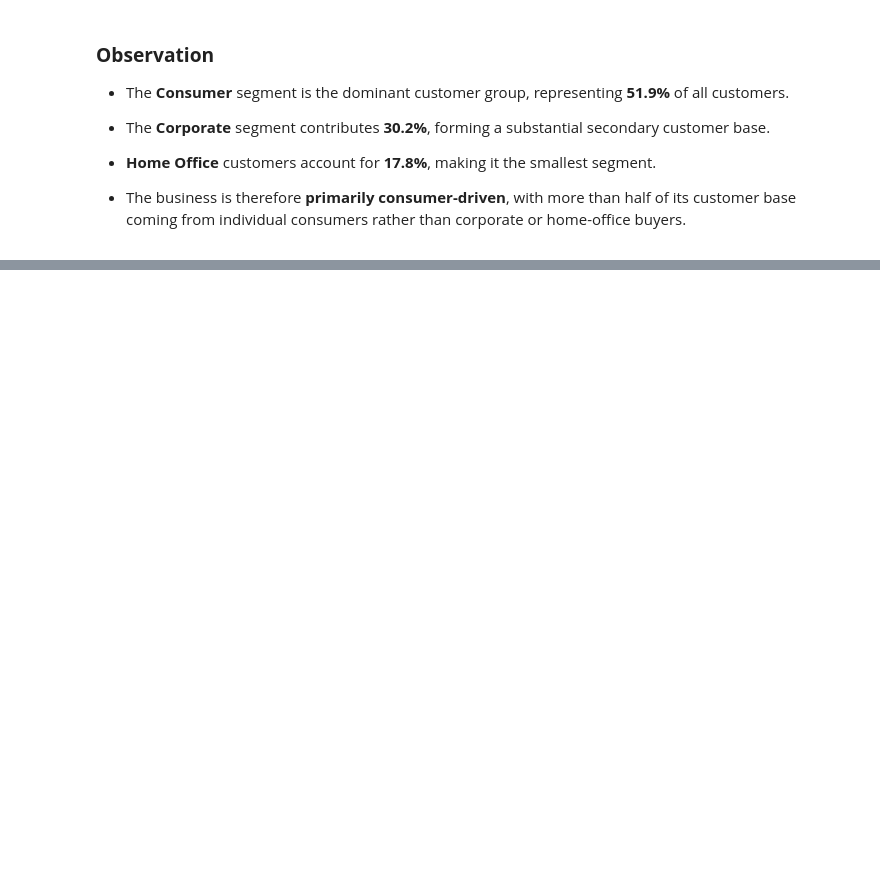
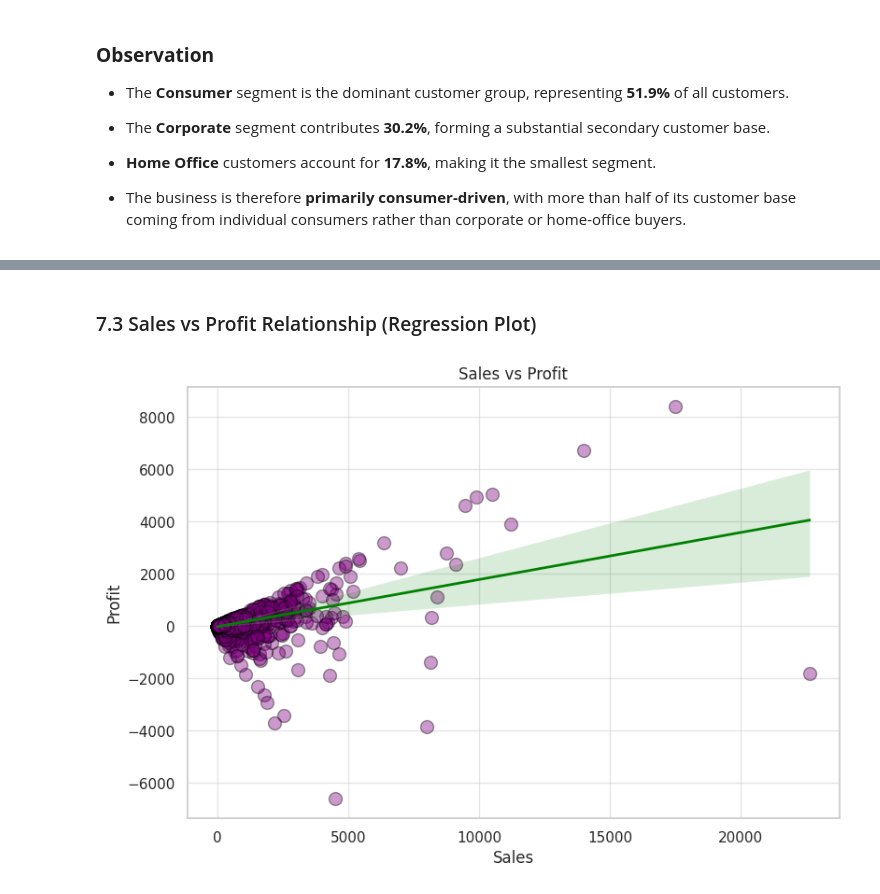
Before and after one commit to srinageswaran2006/Python-for-Data-Analysis, a Jupyter notebook: Projects/Superstore_EDA.ipynb, the cells around one changed output, grey strips where cells are left out. Cells and saved outputs as stored; diff of their text form; code cells hidden in the pictures; blank space fills up the shorter version.

```diff
--- a/Projects/Superstore_EDA.ipynb
+++ b/Projects/Superstore_EDA.ipynb
@@ -1095,0 +1192,20 @@ plt.show()
+# %% [markdown]
+### 7.3 Sales vs Profit Relationship (Regression Plot)
+# %%
+plt.figure(figsize=(9,6))
+sns.regplot(data=df,x="Sales",y="Profit",
+            scatter_kws={"s":100,
+                         "color":"purple",
+                         "edgecolor":"black",
+                         "marker":"o",
+                         "alpha":0.4},
+            line_kws={"color":"green",
+                      "linewidth":2,
+                      })
+plt.title("Sales vs Profit")
+plt.xlabel("Sales")
+plt.ylabel("Profit")
+plt.grid(True,alpha=0.5)
+plt.show()
+# %% [output]
+[figure, added]
```
Also changed, not shown: parts of 22 cells of this notebook.
